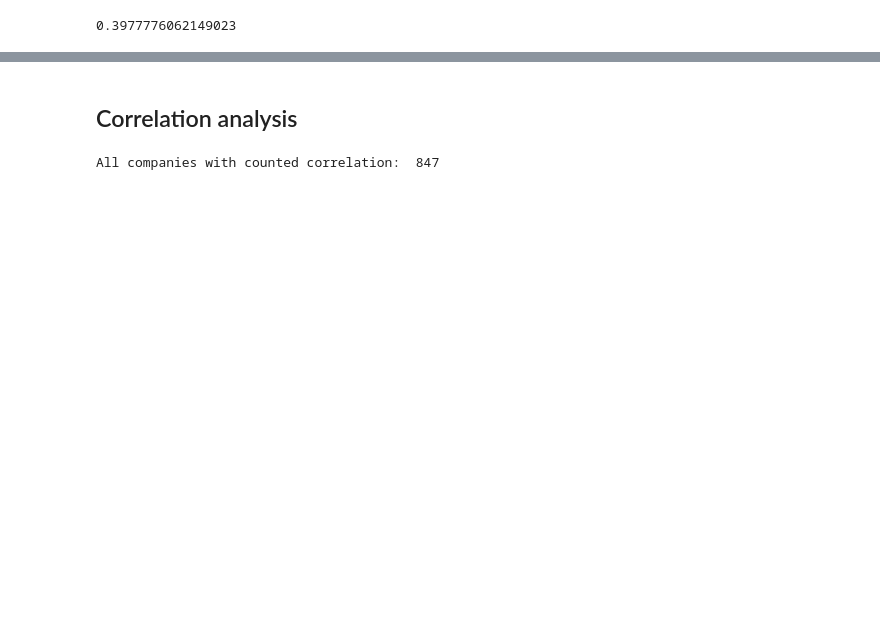
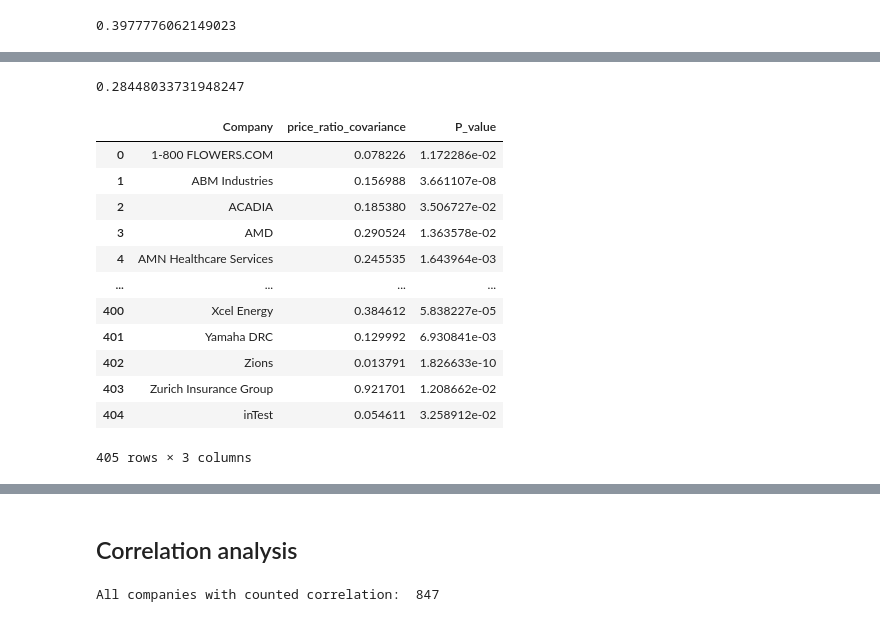
Before and after one commit to dansil2301/stocksDebtRatioResearch, a Jupyter notebook: ResearchStockDebtRatio.ipynb, the cells around one changed output, grey strips where cells are left out. Drawn from its saved outputs; the diff is of its cells as text; code cells hidden in the pictures; blank space fills up the shorter version.

```diff
--- a/ResearchStockDebtRatio.ipynb
+++ b/ResearchStockDebtRatio.ipynb
@@ -338,0 +367,20 @@ results_df['P_value'].mean()
+# %%
+# model improvement and relatively high covariance
+merged_data = pd.merge(covariance_table, results_df[results_df['P_value'] < 0.05][['Company', 'P_value']], on='Company', how='inner')
+print(merged_data['price_ratio_covariance'].mean())
+merged_data
+# %% [output]
+0.28448033731948247
+|  | Company | price_ratio_covariance | P_value |
+| 0 | 1-800 FLOWERS.COM | 0.078226 | 1.172286e-02 |
+| 1 | ABM Industries | 0.156988 | 3.661107e-08 |
+| 2 | ACADIA | 0.185380 | 3.506727e-02 |
+| 3 | AMD | 0.290524 | 1.363578e-02 |
+| 4 | AMN Healthcare Services | 0.245535 | 1.643964e-03 |
+| ... | ... | ... | ... |
+| 400 | Xcel Energy | 0.384612 | 5.838227e-05 |
+| 401 | Yamaha DRC | 0.129992 | 6.930841e-03 |
+| 402 | Zions | 0.013791 | 1.826633e-10 |
+| 403 | Zurich Insurance Group | 0.921701 | 1.208662e-02 |
+| 404 | inTest | 0.054611 | 3.258912e-02 |
+405 rows × 3 columns
```
Also changed, not shown: parts of 11 cells of this notebook.
